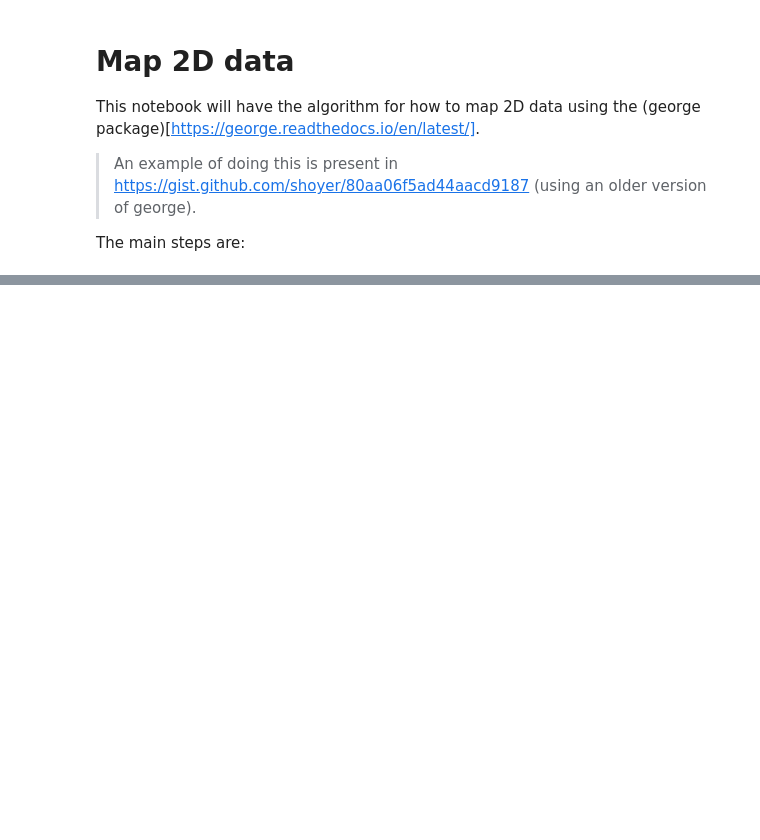
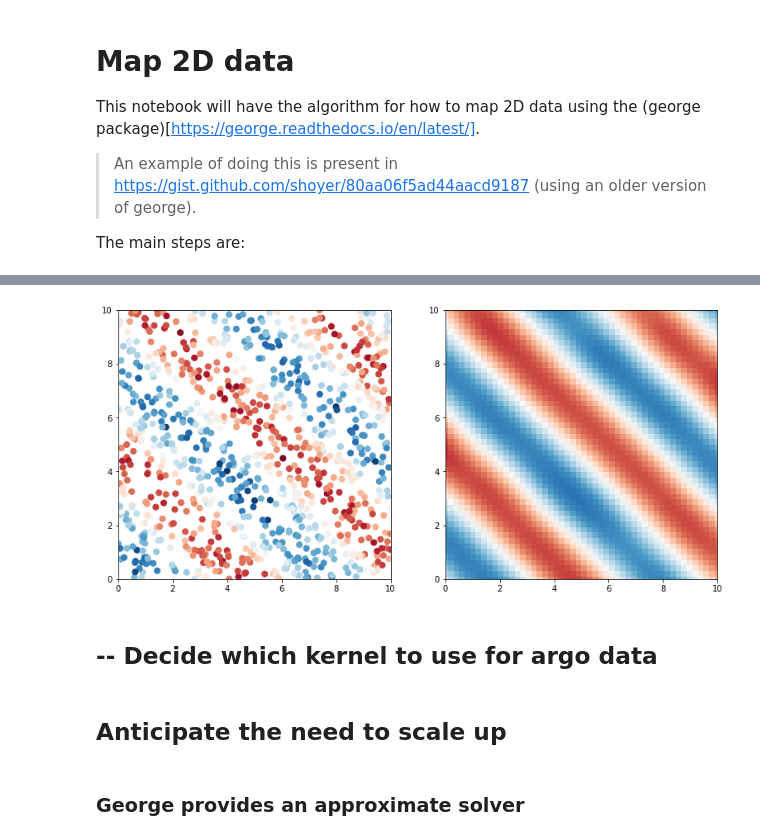
Before and after one commit to oceanhackweek/ohw20-proj-argo-mapping, a Jupyter notebook: notebook2-interpolate_2D_using_george-isabelle.ipynb, the cells around one changed output, grey strips where cells are left out. Cells and saved outputs as stored; diff of their text form; code cells hidden in the pictures; blank space fills up the shorter version.

```diff
--- a/notebook2-interpolate_2D_using_george-isabelle.ipynb
+++ b/notebook2-interpolate_2D_using_george-isabelle.ipynb
@@ -372,0 +237,17 @@ plt.show()
+# %%
+mu, cov = gp.predict(y, test_pts)
+# %%
+f, axes = plt.subplots(1, 2, figsize=(13,6))
+
+style = dict(cmap='RdBu', vmin=-1.5, vmax=1.5)
+axes[0].scatter(x[:, 0], x[:, 1], c=y, s=50, **style)
+axes[1].scatter(test_pts[:, 0], test_pts[:, 1], c=mu, s=50, marker='s', edgecolor='none', **style)
+
+
+for ax in axes:
+    ax.set_xlim(0, np.sqrt(n_samples / 10))
+    ax.set_ylim(0, np.sqrt(n_samples / 10))
+# %% [output]
+[figure, added]
+# %% [markdown]
+##  -- Decide which kernel to use for argo data
@@ -372,0 +266,4 @@ plt.show()
+# %% [markdown]
+## Anticipate the need to scale up
+# %% [markdown]
+### George provides an approximate solver
```
Also changed, not shown: parts of 64 cells of this notebook.
